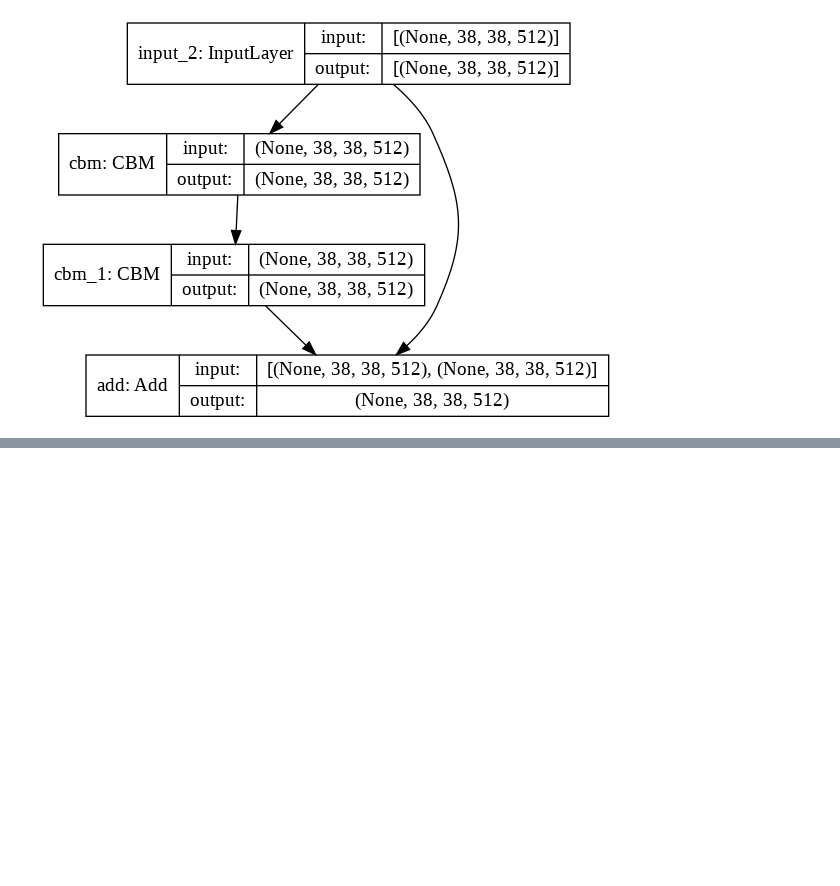
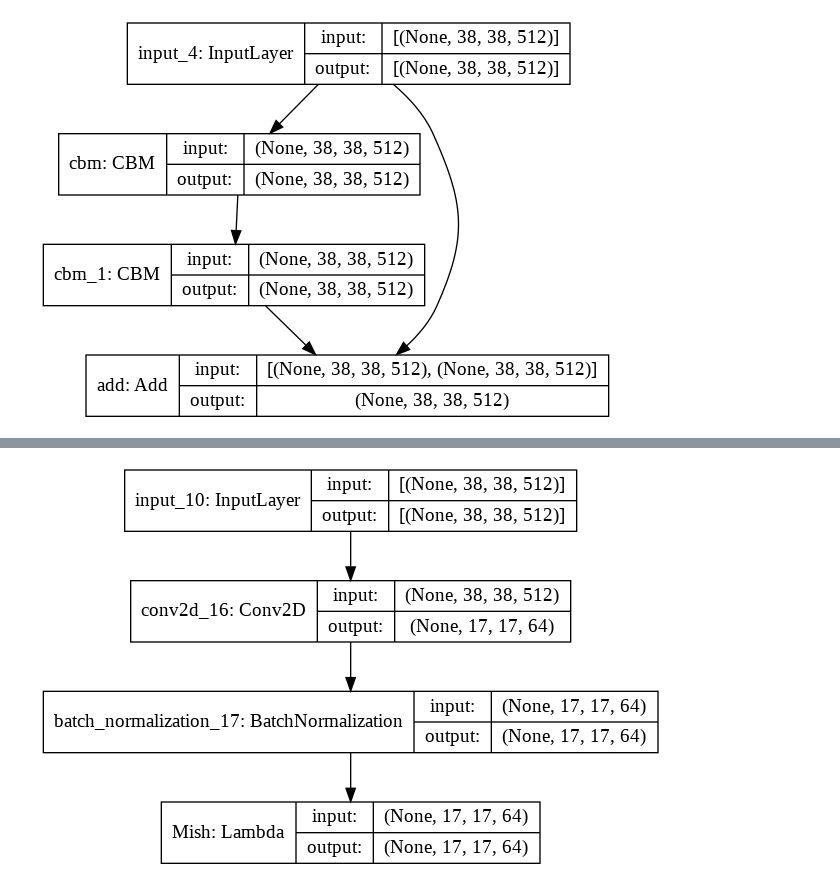
Before and after one commit to YuenFuiLau/Google-Colab, a Jupyter notebook: tensorflow_dev.ipynb, the cells around one changed output, grey strips where cells are left out. Cells and saved outputs as stored; diff of their text form; code cells hidden in the pictures; blank space fills up the shorter version.

```diff
--- a/tensorflow_dev.ipynb
+++ b/tensorflow_dev.ipynb
@@ -58,7 +64,7 @@ class CBM(tf.keras.Model):
 
       self.BN_x = tf.keras.layers.BatchNormalization(axis=3)
 
-      self.output_Mish = tf.keras.layers.Lambda(Mish)
+      self.output_Mish = tf.keras.layers.Lambda(Mish,name="Mish")
 
 
 
@@ -78,3 +84,9 @@ class CBM(tf.keras.Model):
       output_Mish = self.output_Mish(BN_x)
 
       return output_Mish
+
+   def graph_model(self,dim):
+
+      x = tf.keras.layers.Input(shape=dim)
+
+      return tf.keras.Model(inputs=x,outputs=self.call(x))
@@ -317,0 +394,12 @@ plot_model(model,show_shapes=True, show_layer_names=True)
+# %%
+#CBM
+initializer = tf.random_normal_initializer()
+k = tf.Variable(initial_value=initializer(shape=(10,38,38,512),dtype="float32"))
+in_x = tf.keras.layers.Input(shape=tuple(k.get_shape().as_list()[1:]))
+filters,kernel_size,strides,padding = 64,6,2,"valid"
+
+y = CBM(filters,kernel_size,strides,padding)
+model = y.graph_model(tuple(in_x.get_shape().as_list()[1:]))
+plot_model(model,show_shapes=True, show_layer_names=True)
+# %% [output]
+[figure, added]
```
Also changed, not shown: parts of 6 cells of this notebook.
